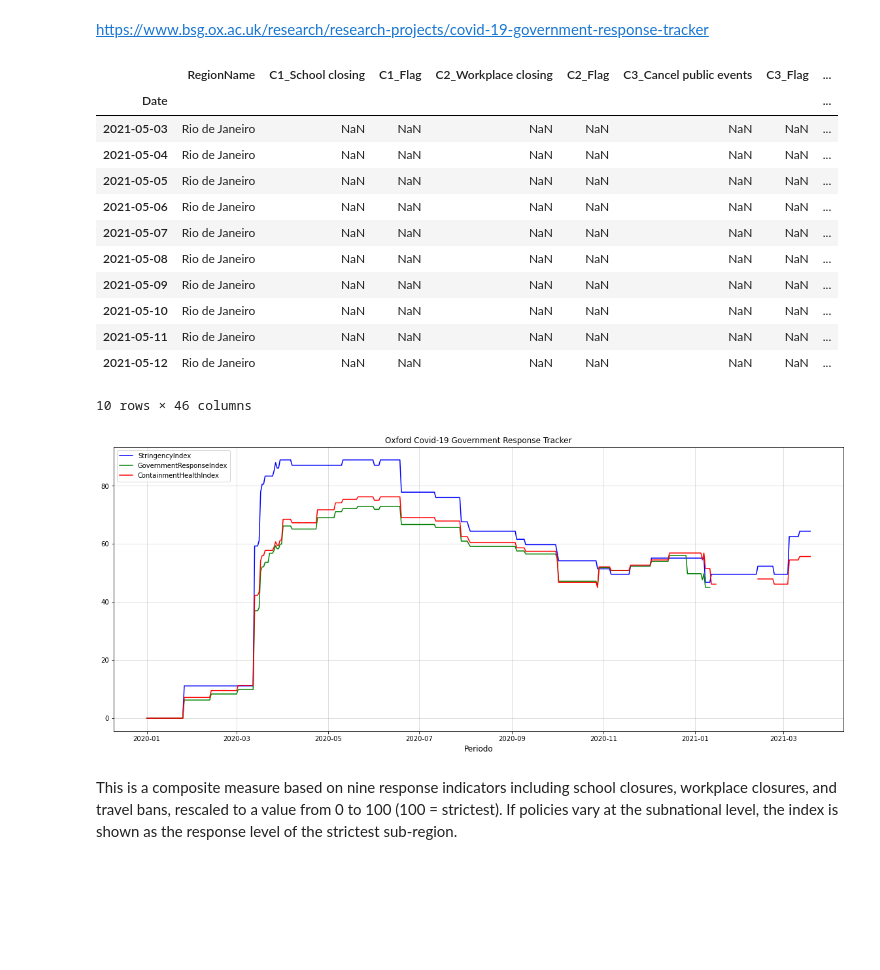
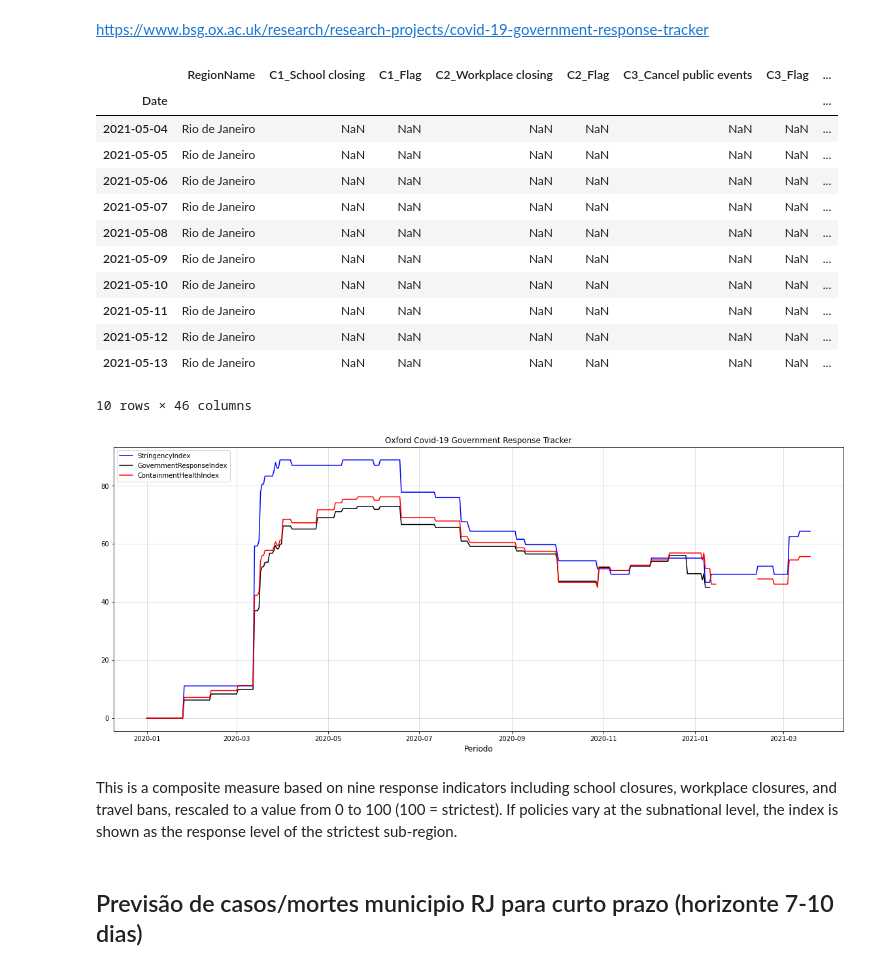
Before and after one commit to fbosousa/covid19, a Jupyter notebook: dados_rj.ipynb, the cells around one changed output. Drawn from its saved outputs; the diff is of its cells as text; code cells hidden in the pictures; blank space fills up the shorter version.

```diff
--- a/dados_rj.ipynb
+++ b/dados_rj.ipynb
@@ -335,8 +391,8 @@ response = requests.get(gov_resp_tracker).content
 # %%
 fields = ["CountryName","CountryCode","RegionCode","Jurisdiction" ]
 
-#data_tracker = pd.read_csv(gov_resp_tracker,  usecols=fields, low_memory=False)
-data_tracker = pd.read_csv('data/RJ/OxCGRT_latest.csv',low_memory=False)
+data_tracker = pd.read_csv(gov_resp_tracker, low_memory=False)
+#data_tracker = pd.read_csv('data/RJ/OxCGRT_latest.csv',low_memory=False)
 data_tracker.drop(fields,axis='columns',inplace=True)
 # %%
 
@@ -347,7 +403,6 @@ tracker_data.tail(10)
 # %% [output]
 |  | RegionName | C1_School closing | C1_Flag | C2_Workplace closing | C2_Flag | C3_Cancel public events | C3_Flag | ... |
 | Date |  |  |  |  |  |  |  | ... |
-| 2021-05-03 | Rio de Janeiro | NaN | NaN | NaN | NaN | NaN | NaN | ... |
 | 2021-05-04 | Rio de Janeiro | NaN | NaN | NaN | NaN | NaN | NaN | ... |
 | 2021-05-05 | Rio de Janeiro | NaN | NaN | NaN | NaN | NaN | NaN | ... |
 | 2021-05-06 | Rio de Janeiro | NaN | NaN | NaN | NaN | NaN | NaN | ... |
@@ -357,24 +412,27 @@ tracker_data.tail(10)
 | 2021-05-10 | Rio de Janeiro | NaN | NaN | NaN | NaN | NaN | NaN | ... |
 | 2021-05-11 | Rio de Janeiro | NaN | NaN | NaN | NaN | NaN | NaN | ... |
 | 2021-05-12 | Rio de Janeiro | NaN | NaN | NaN | NaN | NaN | NaN | ... |
+| 2021-05-13 | Rio de Janeiro | NaN | NaN | NaN | NaN | NaN | NaN | ... |
 10 rows × 46 columns
 # %%
 fig,ax= plt.subplots(figsize = (20, 8))
 ax.plot(tracker_data['StringencyIndex'], color = "blue", label = "StringencyIndex")
-ax.plot(tracker_data['GovernmentResponseIndex'], color = "green", label = "GovernmentResponseIndex")
+ax.plot(tracker_data['GovernmentResponseIndex'], color = "black", label = "GovernmentResponseIndex")
 ax.plot(tracker_data['ContainmentHealthIndex'], color = "red", label = "ContainmentHealthIndex")
 ax.grid(alpha = .5)
 xtick_location = np.arange(0, len(tracker_data), step=14)
 xtick_labels =tracker_data.index[::14]
 #ax.set_xticks(xtick_location)
 #ax.set_xticklabels(xtick_labels.values.astype('M8[D]'), rotation=90, fontdict={'horizontalalignment': 'center', 'verticalalignment': 'center_baseline'})
 #ax.set_ylabel('',fontsize = 12)
 ax.set_xlabel('Periodo',fontsize = 12)
 ax.set_title("Oxford Covid-19 Government Response Tracker", fontsize = 12)
 ax.legend(loc = "upper left", fontsize = 10)
 plt.show()
 # %% [output]
-[figure, old version]
+[figure, new version]
 # %% [markdown]
 This is a composite measure based on nine response indicators including school closures, workplace closures, and travel bans, rescaled to a value from 0 to 100
 (100 = strictest). If policies vary at the subnational level, the index is shown as the response level of the strictest sub-region.
+# %% [markdown]
+## Previsão de casos/mortes municipio RJ para curto prazo (horizonte 7-10 dias)
```
Also changed, not shown: parts of 18 cells of this notebook.
